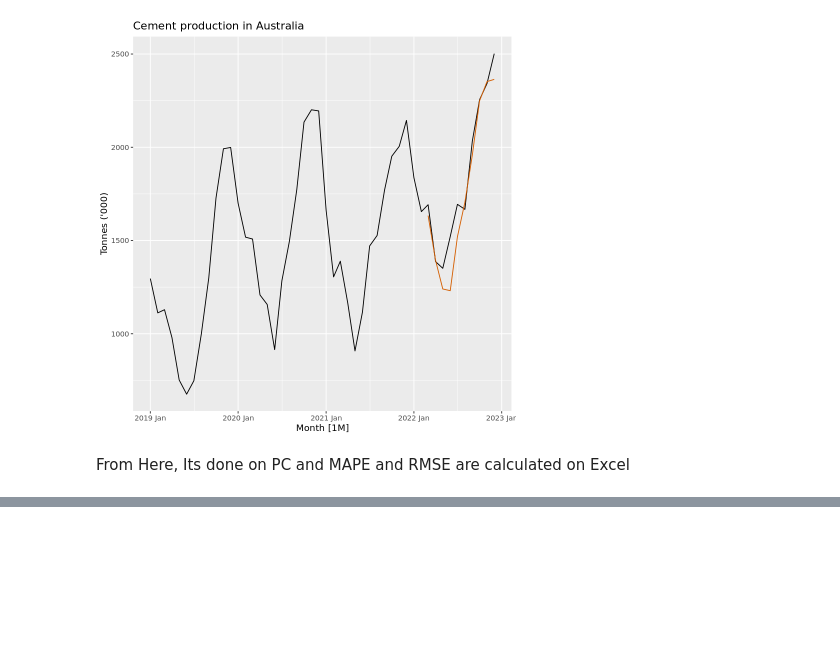
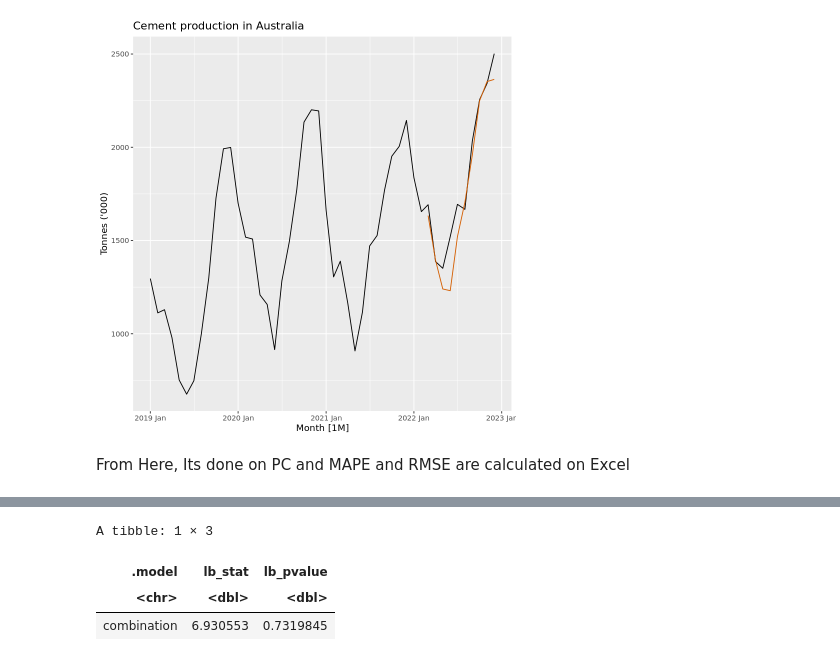
Before and after one commit to Ibrahim-Khayat/-IE499, a Jupyter notebook: indexClean.ipynb, the cells around one changed output, grey strips where cells are left out. Saved outputs shown, nothing was run; the diff lists cells and outputs as text; code cells hidden in the pictures; blank space fills up the shorter version.

```diff
--- a/indexClean.ipynb
+++ b/indexClean.ipynb
@@ -663,0 +732,7 @@ From Here, Its done on PC and MAPE and RMSE are calculated on Excel
+# %%
+comb |> features(.innov, ljung_box, lag = 10)
+# %% [output]
+A tibble: 1 × 3
+| .model | lb_stat | lb_pvalue |
+| <chr> | <dbl> | <dbl> |
+| combination | 6.930553 | 0.7319845 |
```
Also changed, not shown: parts of 8 cells of this notebook.
